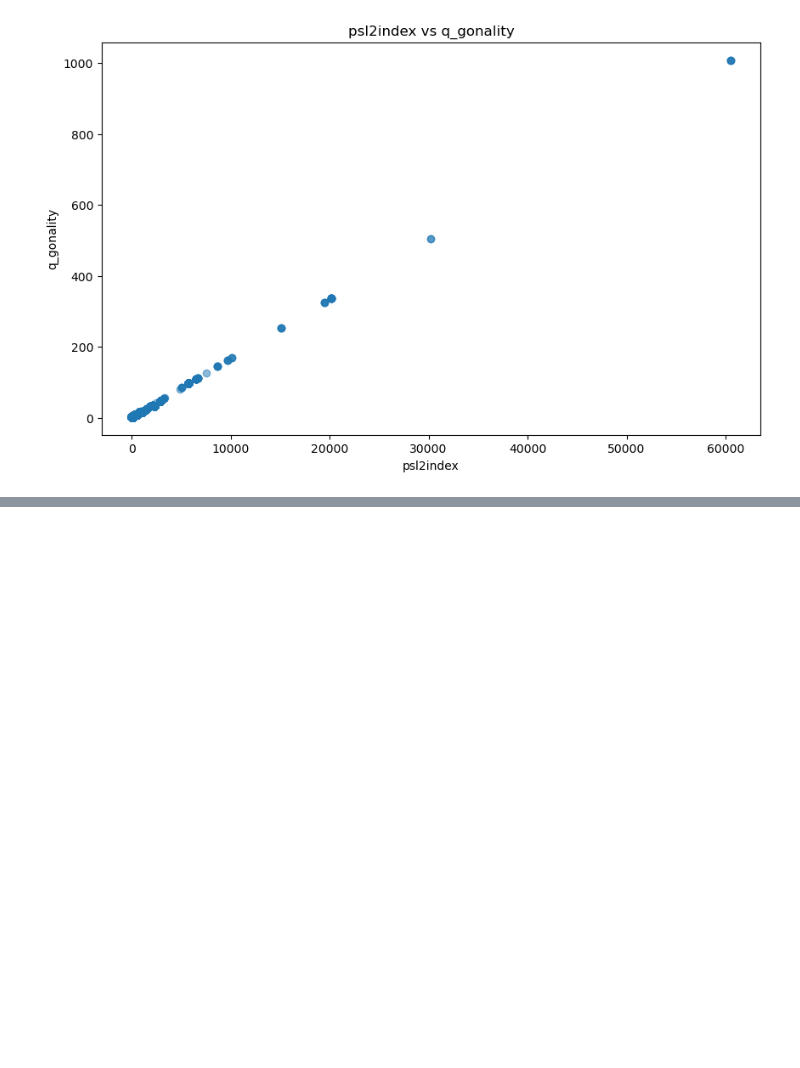
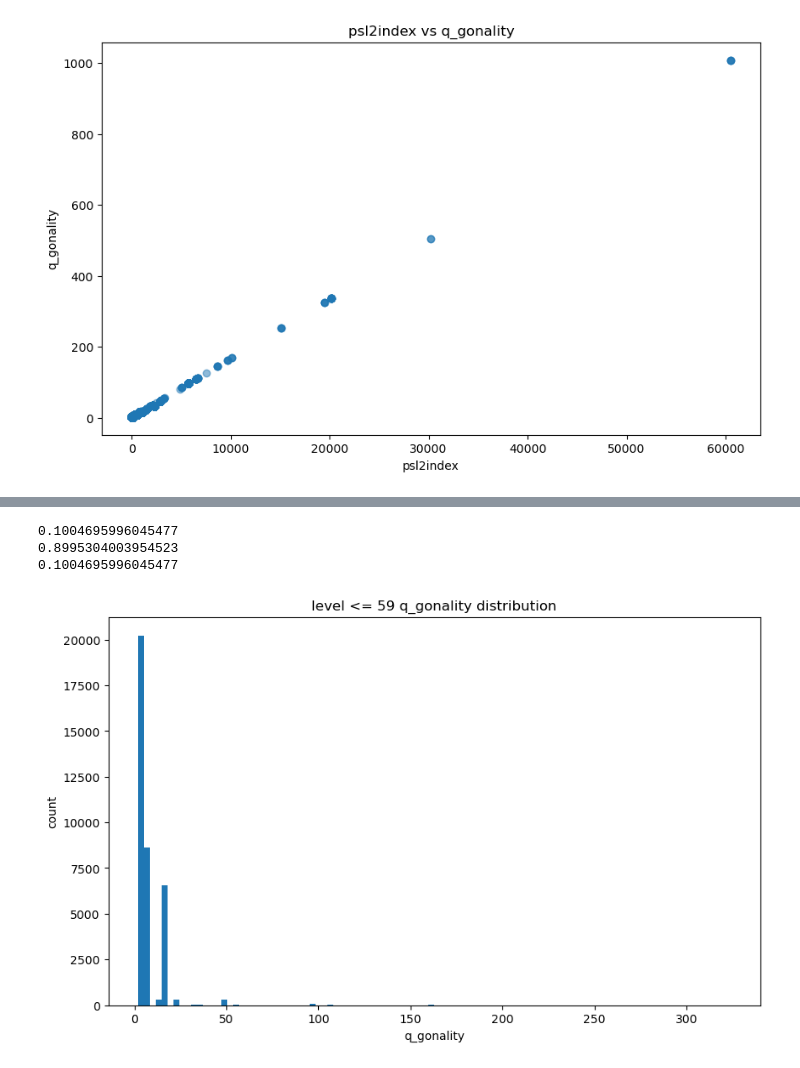
Before and after one commit to zxmath/ML-LLM-Q-Gonality-Modular-Curves, a Jupyter notebook: notebooks/visual_data.ipynb, the cells around one changed output, grey strips where cells are left out. Saved outputs shown, nothing was run; the diff lists cells and outputs as text; code cells hidden in the pictures; blank space fills up the shorter version.

```diff
--- a/notebooks/visual_data.ipynb
+++ b/notebooks/visual_data.ipynb
@@ -39,0 +106,22 @@ plt.show()
+# %%
+print(len(q_gonality_same[q_gonality_same['level']>59])/len(q_gonality_same))
+
+level_small = q_gonality_same[q_gonality_same['level']<=59]
+level_large = q_gonality_same[q_gonality_same['level']>59]
+# %% [output]
+0.1004695996045477
+0.8995304003954523
+0.1004695996045477
+# %%
+# draw level_small q_gonality distribution
+
+import matplotlib.pyplot as plt
+
+plt.figure(figsize=(10, 6))
+plt.hist(level_small['q_gonality'], bins=100)
+plt.xlabel('q_gonality')
+plt.ylabel('count')
+plt.title('level <= 59 q_gonality distribution')
+plt.show()
+# %% [output]
+[figure, added]
```
Also changed, not shown: parts of 6 cells of this notebook, 2 other files.
